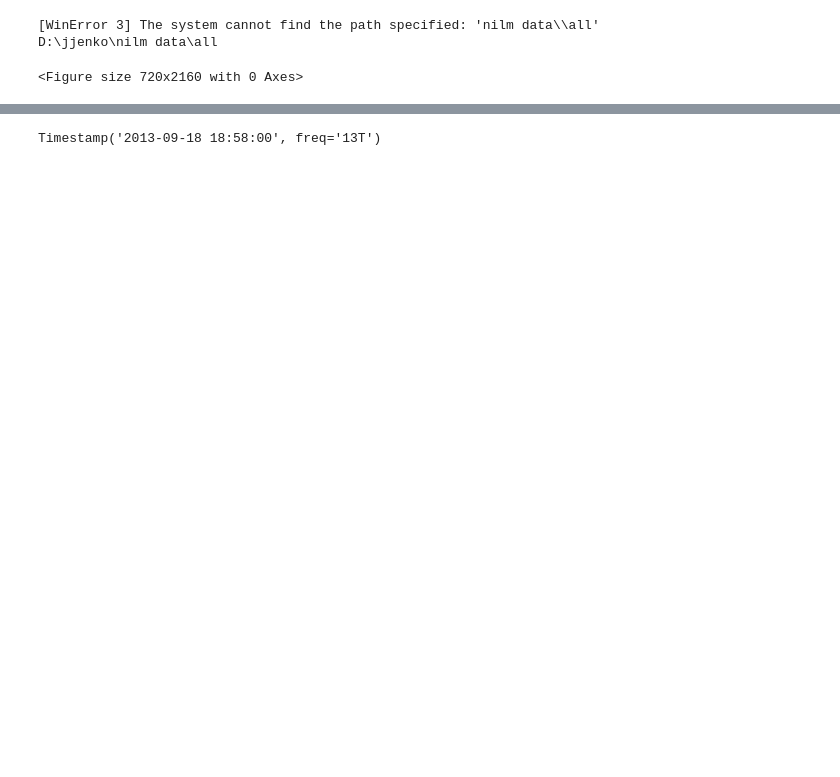
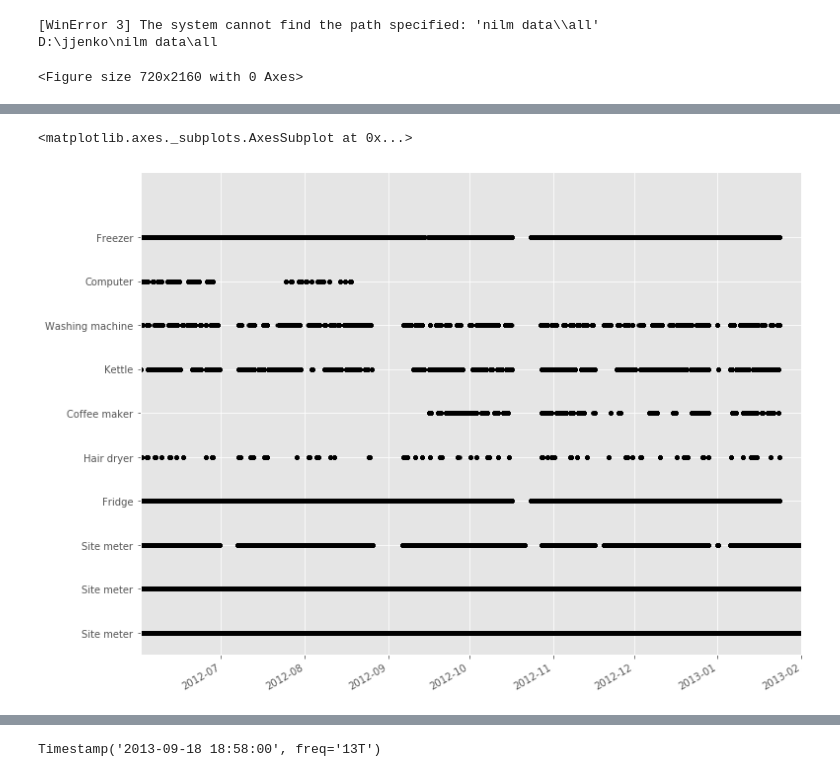
Before and after one commit to jenkoj/ts2img, a Jupyter notebook: generate_dataset.ipynb, the cells around one changed output, grey strips where cells are left out. Drawn from its saved outputs; the diff is of its cells as text; code cells hidden in the pictures; blank space fills up the shorter version.

```diff
--- a/generate_dataset.ipynb
+++ b/generate_dataset.ipynb
@@ -59,0 +71,6 @@ ax.grid()
+# %%
+elec = dataset.buildings[1].elec
+elec.plot_when_on(on_power_threshold = 40)
+# %% [output]
+<matplotlib.axes._subplots.AxesSubplot at 0x...>
+[figure, added]
```
Also changed, not shown: parts of 12 cells of this notebook.
